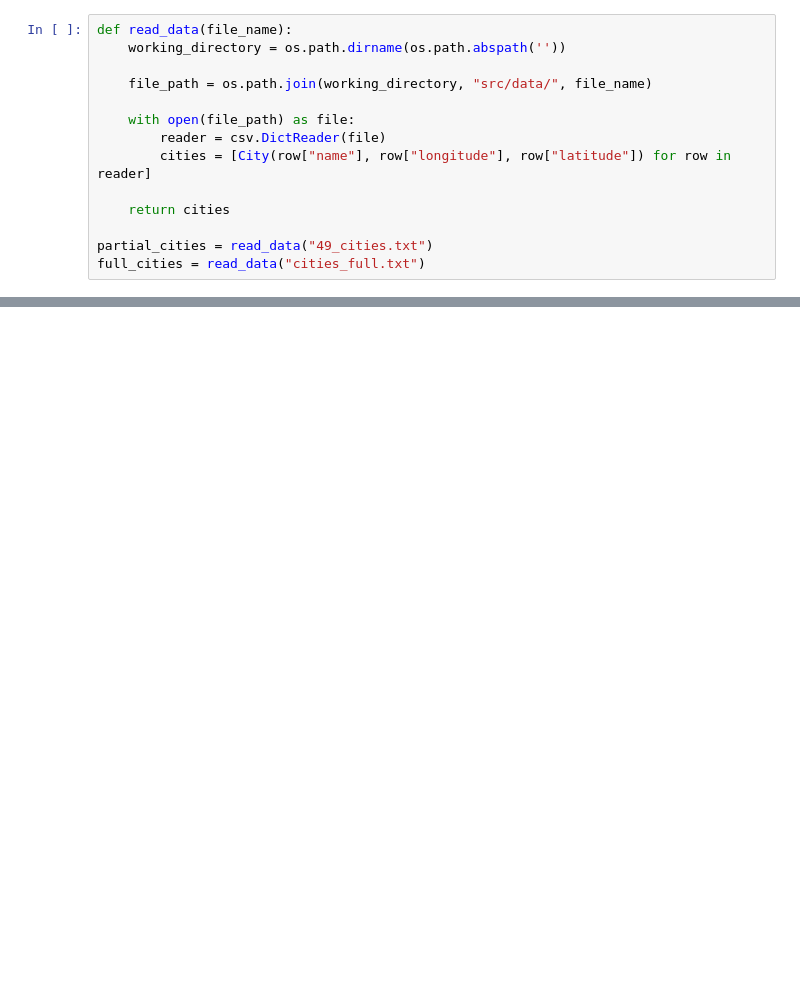
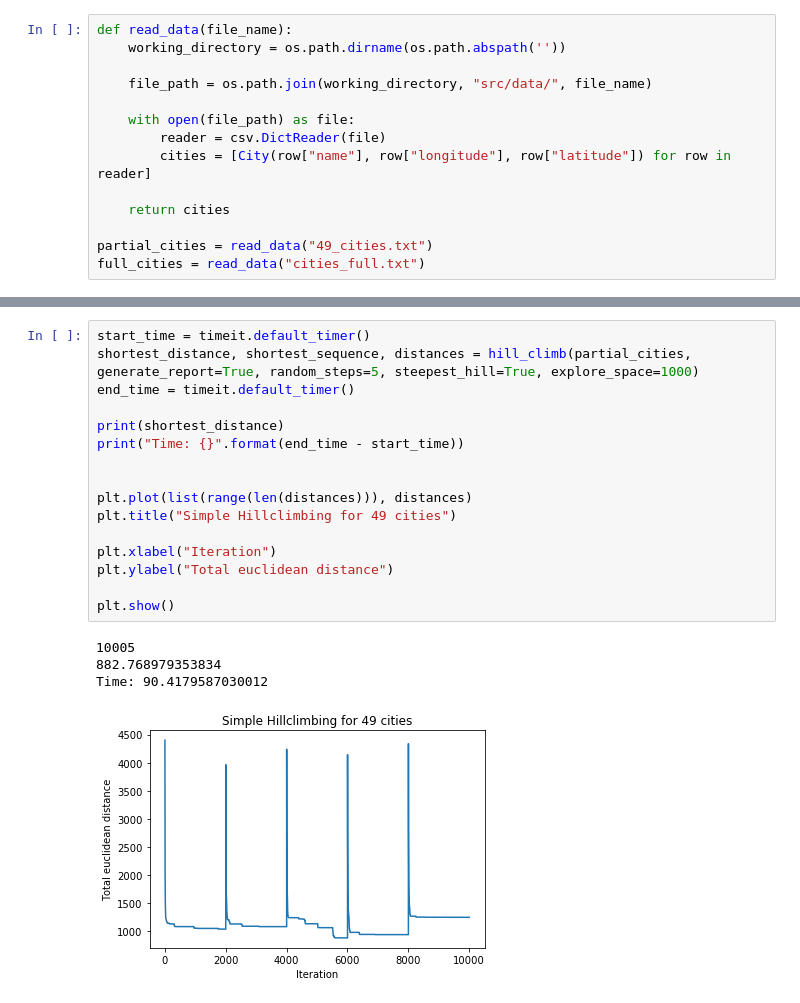
Before and after one commit to SimonDeussen/mas-ws-20, a Jupyter notebook: assignments/ai/05/assignment-05/src/plotting.ipynb, the cells around one changed output, grey strips where cells are left out. Drawn from its saved outputs; the diff is of its cells as text; blank space fills up the shorter version.

```diff
--- a/assignments/ai/05/assignment-05/src/plotting.ipynb
+++ b/assignments/ai/05/assignment-05/src/plotting.ipynb
@@ -21,0 +43,21 @@ full_cities = read_data("cities_full.txt")
+# %%
+start_time = timeit.default_timer()
+shortest_distance, shortest_sequence, distances = hill_climb(partial_cities, generate_report=True, random_steps=5, steepest_hill=True, explore_space=1000)
+end_time = timeit.default_timer()
+
+print(shortest_distance)
+print("Time: {}".format(end_time - start_time))
+
+
+plt.plot(list(range(len(distances))), distances)
+plt.title("Simple Hillclimbing for 49 cities")
+
+plt.xlabel("Iteration")
+plt.ylabel("Total euclidean distance")
+
+plt.show()
+# %% [output]
+10005
+882.768979353834
+Time: 90.4179587030012
+[figure, added]
```
Also changed, not shown: parts of 8 cells of this notebook, 16 other files.
